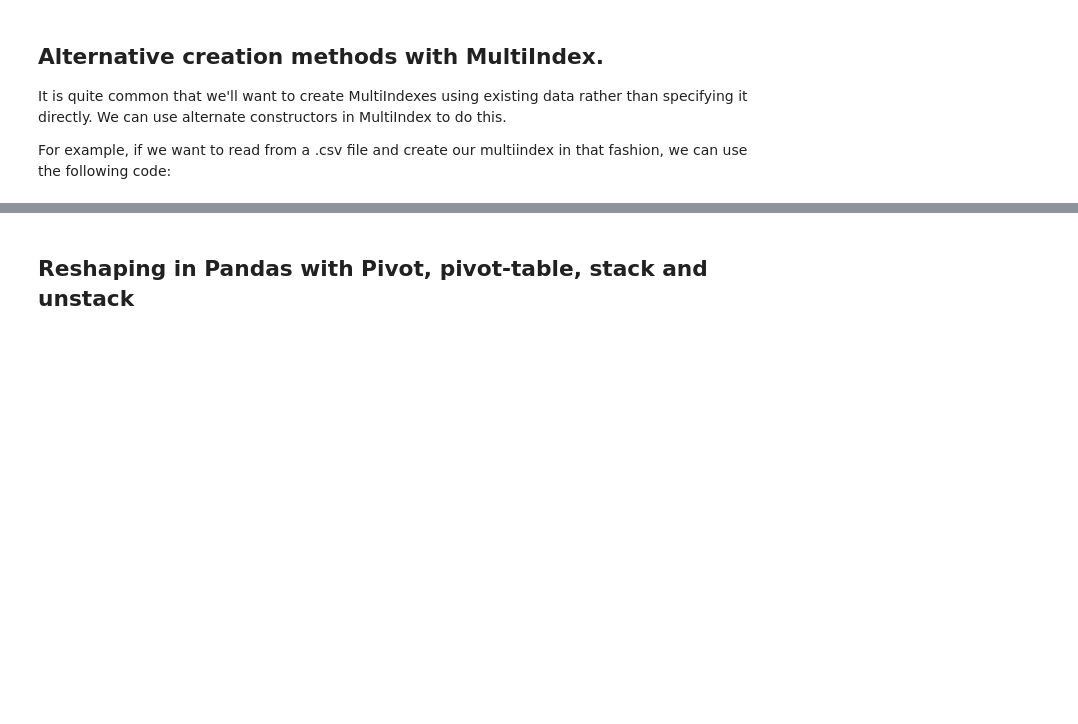
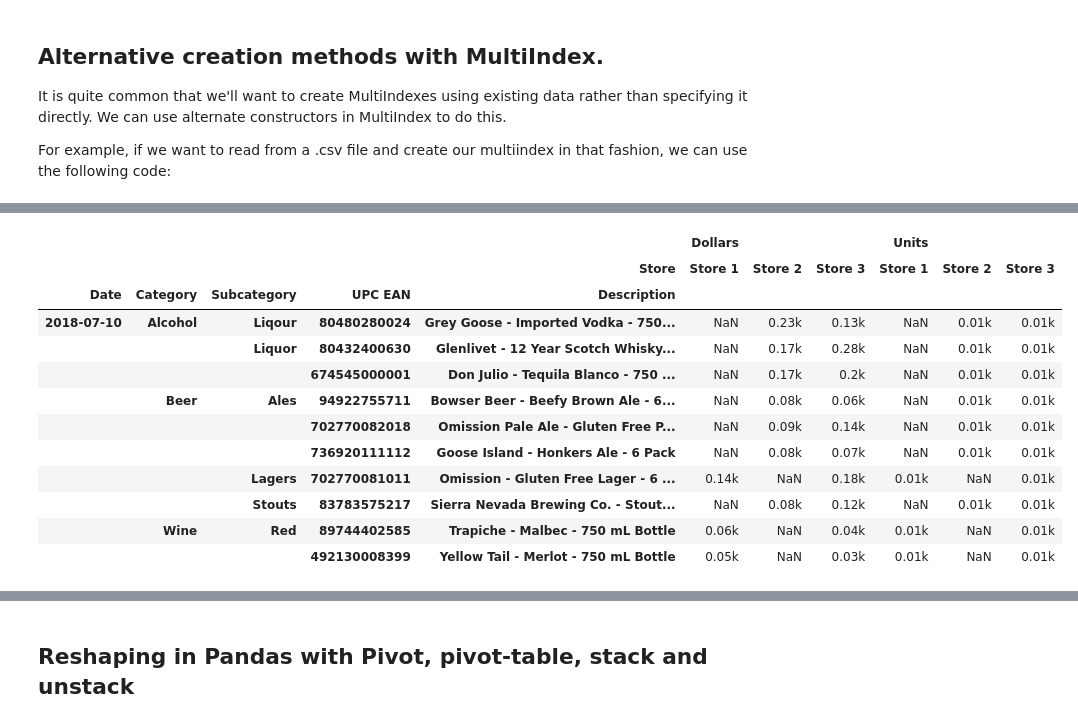
Before and after one commit to redmage123/pandas-timeseries, a Jupyter notebook: docs/pandas-timeseries.ipynb, the cells around one changed output, grey strips where cells are left out. Saved outputs shown, nothing was run; the diff lists cells and outputs as text; code cells hidden in the pictures; blank space fills up the shorter version.

```diff
--- a/docs/pandas-timeseries.ipynb
+++ b/docs/pandas-timeseries.ipynb
@@ -1498,0 +1713,17 @@ multi_col_lvl_df.sample()
+# %%
+# Change our units to 000s.
+multi_col_lvl_df.applymap(lambda x: np.nan if np.isnan(x) else str(round(x/1000, 2)) + "k").head(10)
+# %% [output]
+|  |  |  |  |  | Dollars |  |  | Units |  |  |
+|  |  |  |  | Store | Store 1 | Store 2 | Store 3 | Store 1 | Store 2 | Store 3 |
+| Date | Category | Subcategory | UPC EAN | Description |  |  |  |  |  |  |
+| 2018-07-10 | Alcohol | Liqour | 80480280024 | Grey Goose - Imported Vodka - 750... | NaN | 0.23k | 0.13k | NaN | 0.01k | 0.01k |
+|  |  | Liquor | 80432400630 | Glenlivet - 12 Year Scotch Whisky... | NaN | 0.17k | 0.28k | NaN | 0.01k | 0.01k |
+|  |  |  | 674545000001 | Don Julio - Tequila Blanco - 750 ... | NaN | 0.17k | 0.2k | NaN | 0.01k | 0.01k |
+|  | Beer | Ales | 94922755711 | Bowser Beer - Beefy Brown Ale - 6... | NaN | 0.08k | 0.06k | NaN | 0.01k | 0.01k |
+|  |  |  | 702770082018 | Omission Pale Ale - Gluten Free P... | NaN | 0.09k | 0.14k | NaN | 0.01k | 0.01k |
+|  |  |  | 736920111112 | Goose Island - Honkers Ale - 6 Pack | NaN | 0.08k | 0.07k | NaN | 0.01k | 0.01k |
+|  |  | Lagers | 702770081011 | Omission - Gluten Free Lager - 6 ... | 0.14k | NaN | 0.18k | 0.01k | NaN | 0.01k |
+|  |  | Stouts | 83783575217 | Sierra Nevada Brewing Co. - Stout... | NaN | 0.08k | 0.12k | NaN | 0.01k | 0.01k |
+|  | Wine | Red | 89744402585 | Trapiche - Malbec - 750 mL Bottle | 0.06k | NaN | 0.04k | 0.01k | NaN | 0.01k |
+|  |  |  | 492130008399 | Yellow Tail - Merlot - 750 mL Bottle | 0.05k | NaN | 0.03k | 0.01k | NaN | 0.01k |
```
Also changed, not shown: parts of 43 cells of this notebook, 2 other files.
